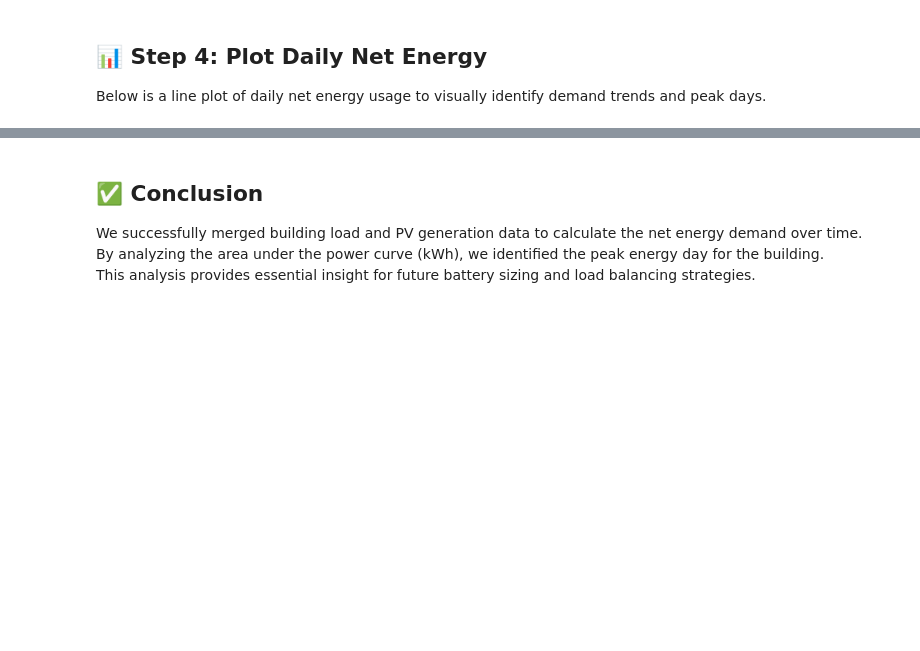
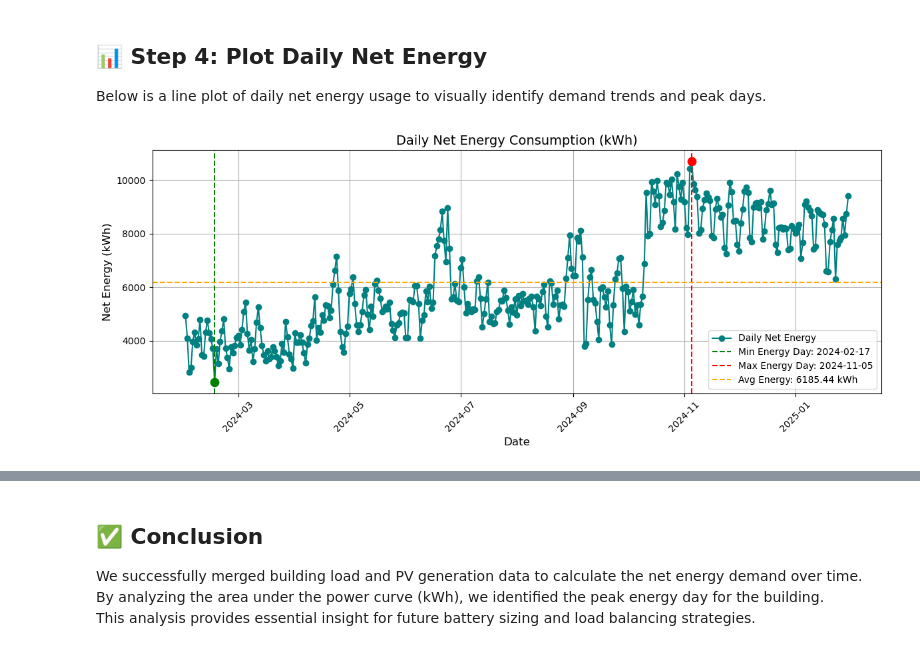
Before and after one commit to Energy-and-Sustainability-VIP/Team-2, a Jupyter notebook: Mikaylas_Folder/Untitled-1.ipynb, the cells around one changed output, grey strips where cells are left out. Cells and saved outputs as stored; diff of their text form; code cells hidden in the pictures; blank space fills up the shorter version.

```diff
--- a/Mikaylas_Folder/Untitled-1.ipynb
+++ b/Mikaylas_Folder/Untitled-1.ipynb
@@ -12,6 +12,7 @@ We merge both data sources to compute the **net energy consumption**, and use **
 This helps inform future decisions in energy storage and battery optimization.
 # %%
 import pandas as pd
+import numpy as np
 import matplotlib.pyplot as plt
 import csv
 # If needed, install tabulate first
@@ -20,12 +21,5 @@ import csv
 # Import libraries
 import pandas as pd
 from tabulate import tabulate
-
-# Load CSV file
-csv_path = 'life_sciences_msb1_main.csv'  # ← update path to match your folder
-df= pd.read_csv('life_sciences_msb1_main.csv')
-
-# Preview top 5 rows using tabulate
-print(tabulate(df.head(), headers='keys', tablefmt='grid'))
 # %% [output]
 Requirement already satisfied: tabulate in c:\users\hawaii\anaconda3\envs\rpi_env\lib\site-packages (0.9.0)
@@ -84,0 +317,51 @@ plt.show()
+# %%
+# Ensure that 'datetime' is in datetime format
+daily_net_energy['datetime'] = pd.to_datetime(daily_net_energy['datetime'])
+
+# Find the minimum, maximum, and average net energy days
+min_net_energy_day = daily_net_energy['daily_energy_kwh_net_load_kw'].idxmin()
+max_net_energy_day = daily_net_energy['daily_energy_kwh_net_load_kw'].idxmax()
+avg_net_energy_value = daily_net_energy['daily_energy_kwh_net_load_kw'].mean()
+
+# Get the datetime and values for the min and max points
+min_net_energy_datetime = daily_net_energy.loc[min_net_energy_day, 'datetime']
+max_net_energy_datetime = daily_net_energy.loc[max_net_energy_day, 'datetime']
+min_net_energy_value = daily_net_energy.loc[min_net_energy_day, 'daily_energy_kwh_net_load_kw']
+max_net_energy_value = daily_net_energy.loc[max_net_energy_day, 'daily_energy_kwh_net_load_kw']
+
+# Plot setup
+plt.figure(figsize=(12, 5))
+
+# Plot the daily net energy line
+plt.plot(
+    daily_net_energy['datetime'],
+    daily_net_energy['daily_energy_kwh_net_load_kw'],
+    marker='o',
+    color='teal',
+    label='Daily Net Energy'
+)
+
+# Add vertical lines
+plt.axvline(x=min_net_energy_datetime, color='green', linestyle='--', label=f"Min Energy Day: {min_net_energy_datetime.date()}")
+plt.axvline(x=max_net_energy_datetime, color='red', linestyle='--', label=f"Max Energy Day: {max_net_energy_datetime.date()}")
+
+# 💡 Add dots at min/max points to match vertical lines
+plt.scatter(min_net_energy_datetime, min_net_energy_value, color='green', s=80, zorder=5)
+plt.scatter(max_net_energy_datetime, max_net_energy_value, color='red', s=80, zorder=5)
+
+# Add horizontal line for average energy
+plt.axhline(y=avg_net_energy_value, color='orange', linestyle='--', label=f"Avg Energy: {avg_net_energy_value:.2f} kWh")
+
+# Labels, legend, and pretties
+plt.title("Daily Net Energy Consumption (kWh)", fontsize=14)
+plt.xlabel("Date", fontsize=12)
+plt.ylabel("Net Energy (kWh)", fontsize=12)
+plt.grid(True)
+plt.xticks(rotation=45)
+plt.legend()
+plt.tight_layout()
+
+# Show the magic
+plt.show()
+# %% [output]
+[figure, added]
```
Also changed, not shown: parts of 18 cells of this notebook.
